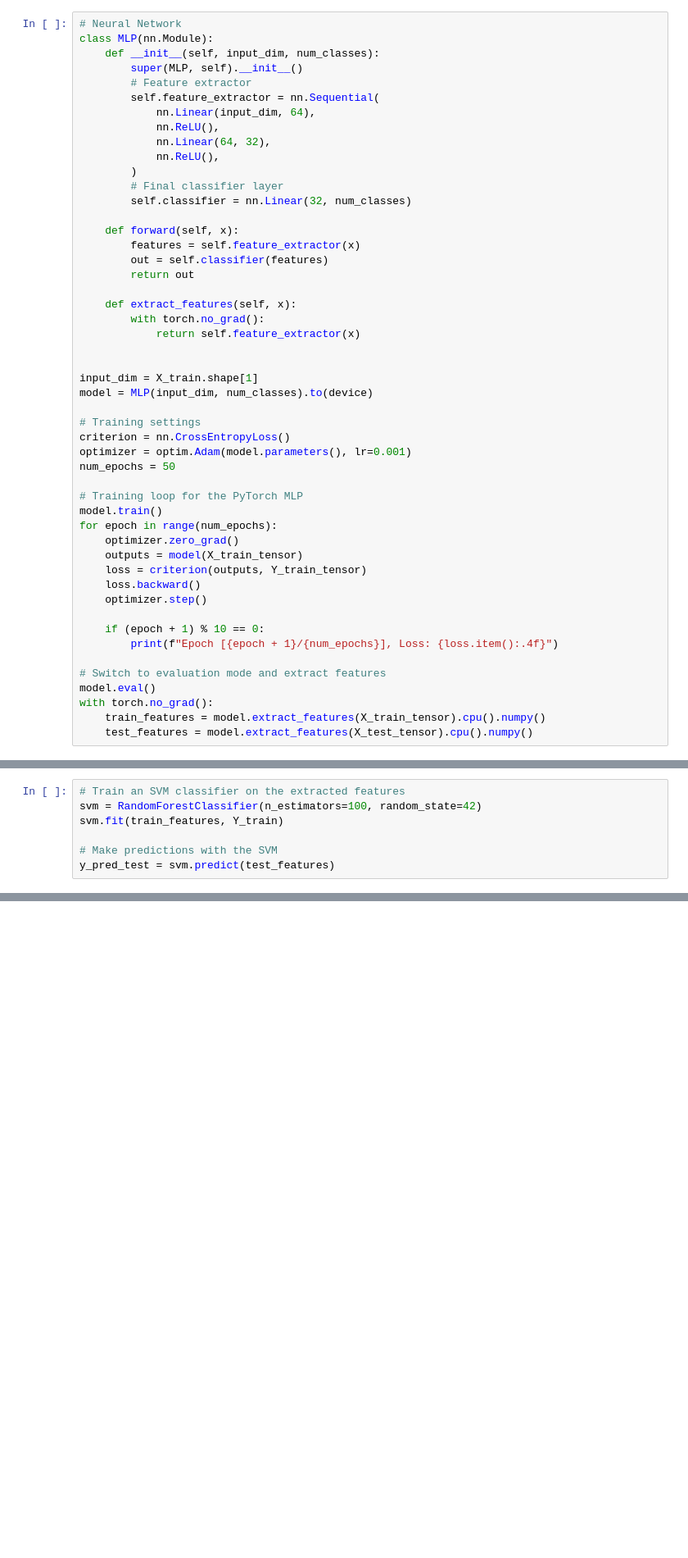
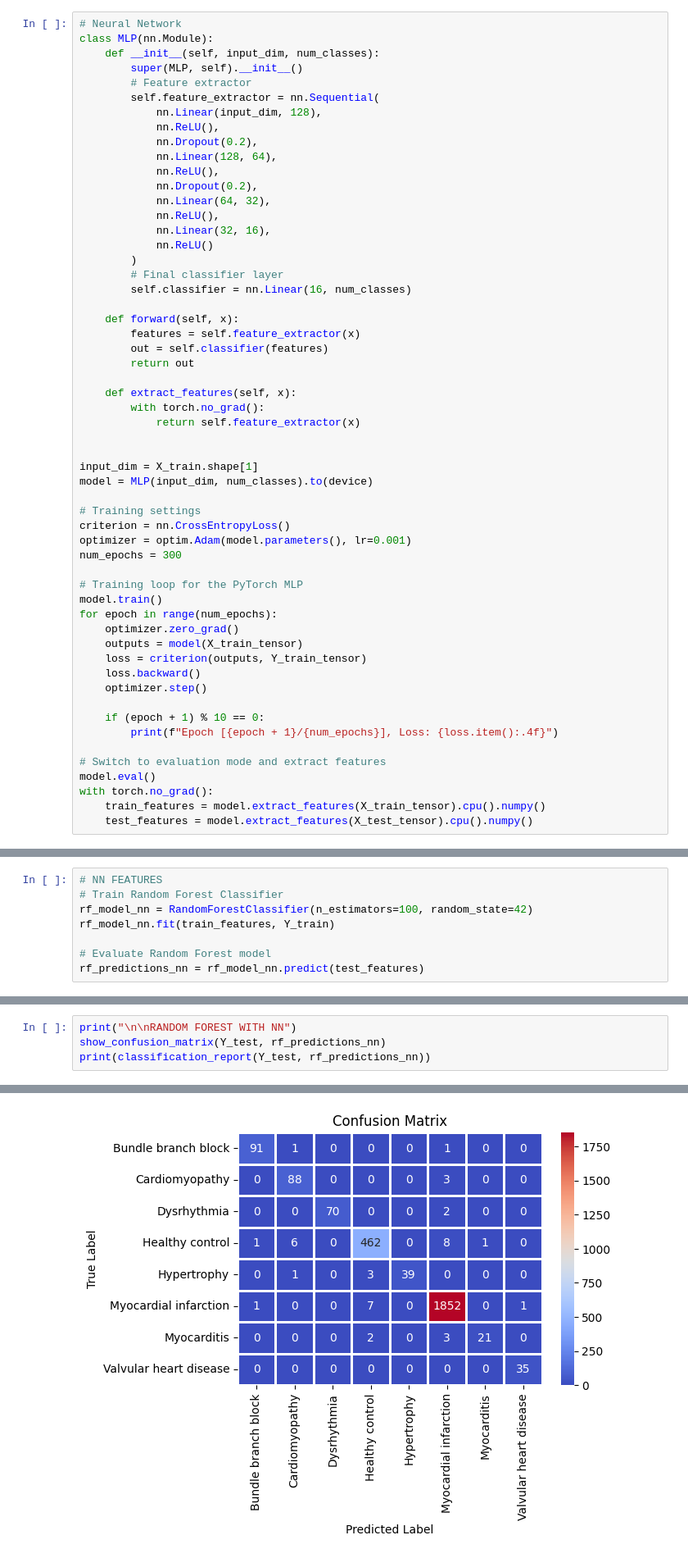
Before and after one commit to Afiq2200546/INF2008-ECG, a Jupyter notebook: Machine_Learning_RF_NN.ipynb, the cells around one changed output, grey strips where cells are left out. Shown at 82% size. Cells and saved outputs as stored; diff of their text form; blank space fills up the shorter version.

```diff
--- a/Machine_Learning_RF_NN.ipynb
+++ b/Machine_Learning_RF_NN.ipynb
@@ -112,13 +112,19 @@ class MLP(nn.Module):
         super(MLP, self).__init__()
         # Feature extractor
         self.feature_extractor = nn.Sequential(
-            nn.Linear(input_dim, 64),
+            nn.Linear(input_dim, 128),
             nn.ReLU(),
+            nn.Dropout(0.2),
+            nn.Linear(128, 64),
+            nn.ReLU(),
+            nn.Dropout(0.2),
             nn.Linear(64, 32),
             nn.ReLU(),
+            nn.Linear(32, 16),
+            nn.ReLU()
         )
         # Final classifier layer
-        self.classifier = nn.Linear(32, num_classes)
+        self.classifier = nn.Linear(16, num_classes)
 
     def forward(self, x):
         features = self.feature_extractor(x)
@@ -136,7 +142,7 @@ model = MLP(input_dim, num_classes).to(device)
 # Training settings
 criterion = nn.CrossEntropyLoss()
 optimizer = optim.Adam(model.parameters(), lr=0.001)
-num_epochs = 50
+num_epochs = 300
 
 # Training loop for the PyTorch MLP
 model.train()
@@ -164,10 +189,11 @@ Epoch [50/50], Loss: 0.7867
 # %%
-# Train an SVM classifier on the extracted features
-svm = RandomForestClassifier(n_estimators=100, random_state=42)
-svm.fit(train_features, Y_train)
+# NN FEATURES
+# Train Random Forest Classifier
+rf_model_nn = RandomForestClassifier(n_estimators=100, random_state=42)
+rf_model_nn.fit(train_features, Y_train)
 
-# Make predictions with the SVM
-y_pred_test = svm.predict(test_features)
+# Evaluate Random Forest model
+rf_predictions_nn = rf_model_nn.predict(test_features)
 # %%
 def show_confusion_matrix(true_labels, predicted_labels):
     matrix = metrics.confusion_matrix(true_labels, predicted_labels)
@@ -226,0 +228,5 @@ weighted avg       0.98      0.98      0.97      2699
+# %%
+print("\n\nRANDOM FOREST WITH NN")
+show_confusion_matrix(Y_test, rf_predictions_nn)
+print(classification_report(Y_test, rf_predictions_nn))
+# %% [output]
@@ -226,0 +234 @@ weighted avg       0.98      0.98      0.97      2699
+[figure, added]
```
Also changed, not shown: parts of 7 cells of this notebook.
